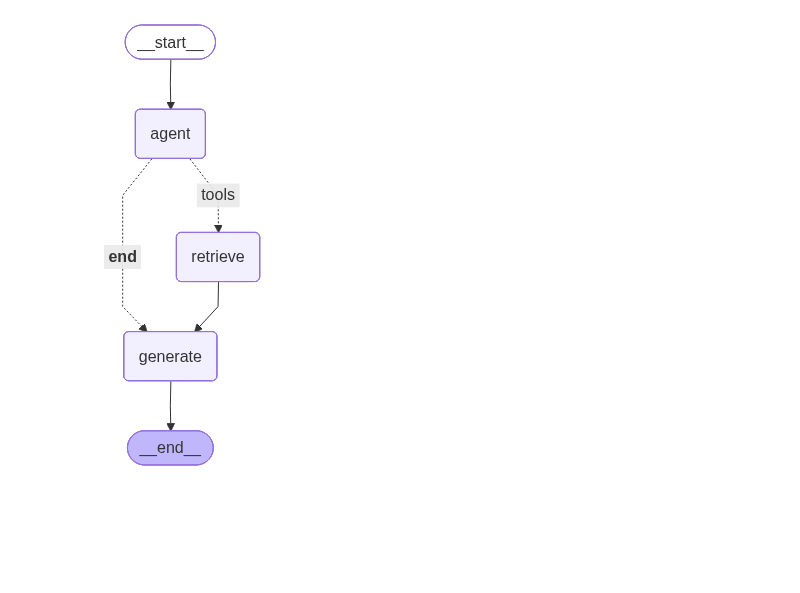
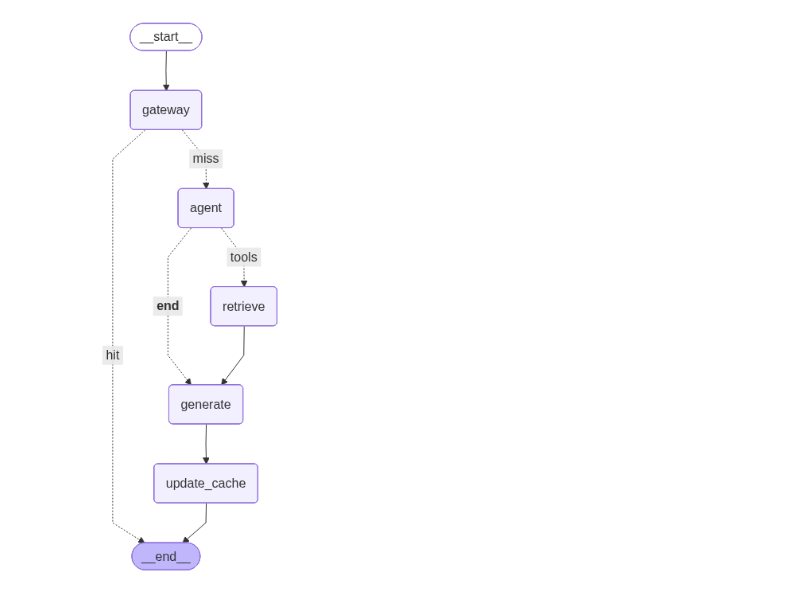
Before and after one commit to acourreg/ransom-rampage, a Jupyter notebook: notebooks/prototype.ipynb, the cells around one changed output. Saved outputs shown, nothing was run; the diff lists cells and outputs as text; code cells hidden in the pictures; blank space fills up the shorter version.

Commit message:
feat: complete Epic 2 - Multi-Agent Framework & Semantic Cache. Verified BGE-M3 integration for long-context state caching.

```diff
--- a/notebooks/prototype.ipynb
+++ b/notebooks/prototype.ipynb
@@ -35,7 +58,6 @@ for agent_name, file_path in files:
 
     for doc in chunks:
         doc.metadata["agent"] = agent_name
+        doc.metadata["doc_type"] = "knowledge"
 
     all_docs.extend(chunks)
-# %%
-vectorstore = FAISS.from_documents(all_docs, embeddings)
@@ -202,0 +204,8 @@ def generate_recommendation(state: AgentState):
+# %%
+CACHE_PATH = "../data/llm_reply_cache"
+
+def get_cache_key(state: dict, role: str) -> str:
+    # Use deepcopy here to force a distinct string from previous runs
+    purified = purify_state(copy.deepcopy(state))
+    state_str = json.dumps(purified, sort_keys=True)
+    return f"ROLE:{role} | STATE:{state_str}"
@@ -203,22 +352,52 @@ def generate_recommendation(state: AgentState):
 # %%
 from langgraph.graph import StateGraph, START, END
 from langgraph.prebuilt import tools_condition, ToolNode
 from IPython.display import Image, display
 
-workflow = StateGraph(AgentState)
-workflow.add_node("agent", call_agent)
-workflow.add_node("retrieve", ToolNode([ciso_tool]))
-workflow.add_node("generate", generate_recommendation)
+def compile_agent_graph(agent_node, tools):
+    workflow = StateGraph(AgentState)
 
-workflow.add_edge(START, "agent")
-workflow.add_conditional_edges("agent", tools_condition, {"tools": "retrieve", END: "generate"})
-workflow.add_edge("retrieve", "generate")
-workflow.add_edge("generate", END)
+    # 1. Nodes: Cache Bouncer, LLM Brain, RAG Tools, Formatter, and Memory
+    workflow.add_node("gateway", gateway_cache_node)
+    workflow.add_node("agent", agent_node)
+    workflow.add_node("retrieve", ToolNode(tools))
+    workflow.add_node("generate", generate_recommendation)
+    workflow.add_node("update_cache", update_cache_node)
 
-ciso_agent = workflow.compile()
+    # 2. Logic: Entry point starts with the Semantic Cache check
+    workflow.set_entry_point("gateway")
 
-display(Image(ciso_agent.get_graph().draw_mermaid_png()))
+    # HIT -> End immediately | MISS -> Proceed to LLM
+    workflow.add_conditional_edges(
+        "gateway",
+        lambda s: "hit" if s.get("cache_hit") else "miss",
+        {"hit": END, "miss": "agent"}
+    )
+
+    # Standard Agentic RAG logic
+    workflow.add_conditional_edges(
+        "agent",
+        tools_condition,
+        {"tools": "retrieve", END: "generate"}
+    )
+
+    workflow.add_edge("retrieve", "generate")
+
+    # Ensure every new generation is saved to the cache before exiting
+    workflow.add_edge("generate", "update_cache")
+    workflow.add_edge("update_cache", END)
+
+    return workflow.compile()
+
+# --- Build the specialized graphs ---
+ciso_graph = compile_agent_graph(ciso_node, [similarity_search])
+sre_graph  = compile_agent_graph(sre_node,  [similarity_search])
+cto_graph  = compile_agent_graph(cto_node,  [similarity_search])
+byte_graph = compile_agent_graph(byte_node, [similarity_search])
+
+# Visualize the graph structure
+display(Image(ciso_graph.get_graph().draw_mermaid_png()))
 # %% [output]
-[figure, old version]
+[figure, new version]
 # %%
 from langchain_core.messages import HumanMessage
```
Also changed, not shown: parts of 12 cells of this notebook.
